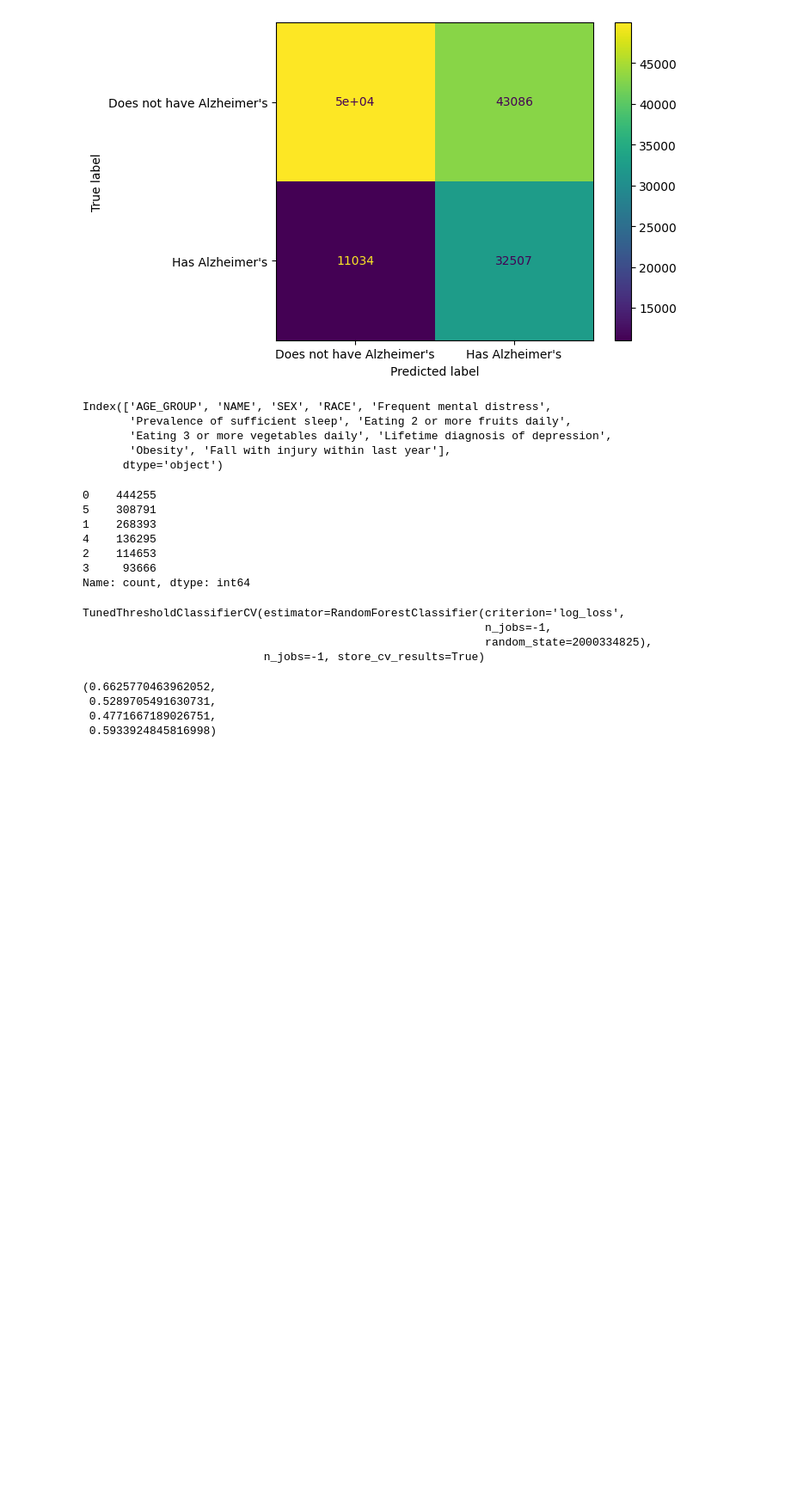
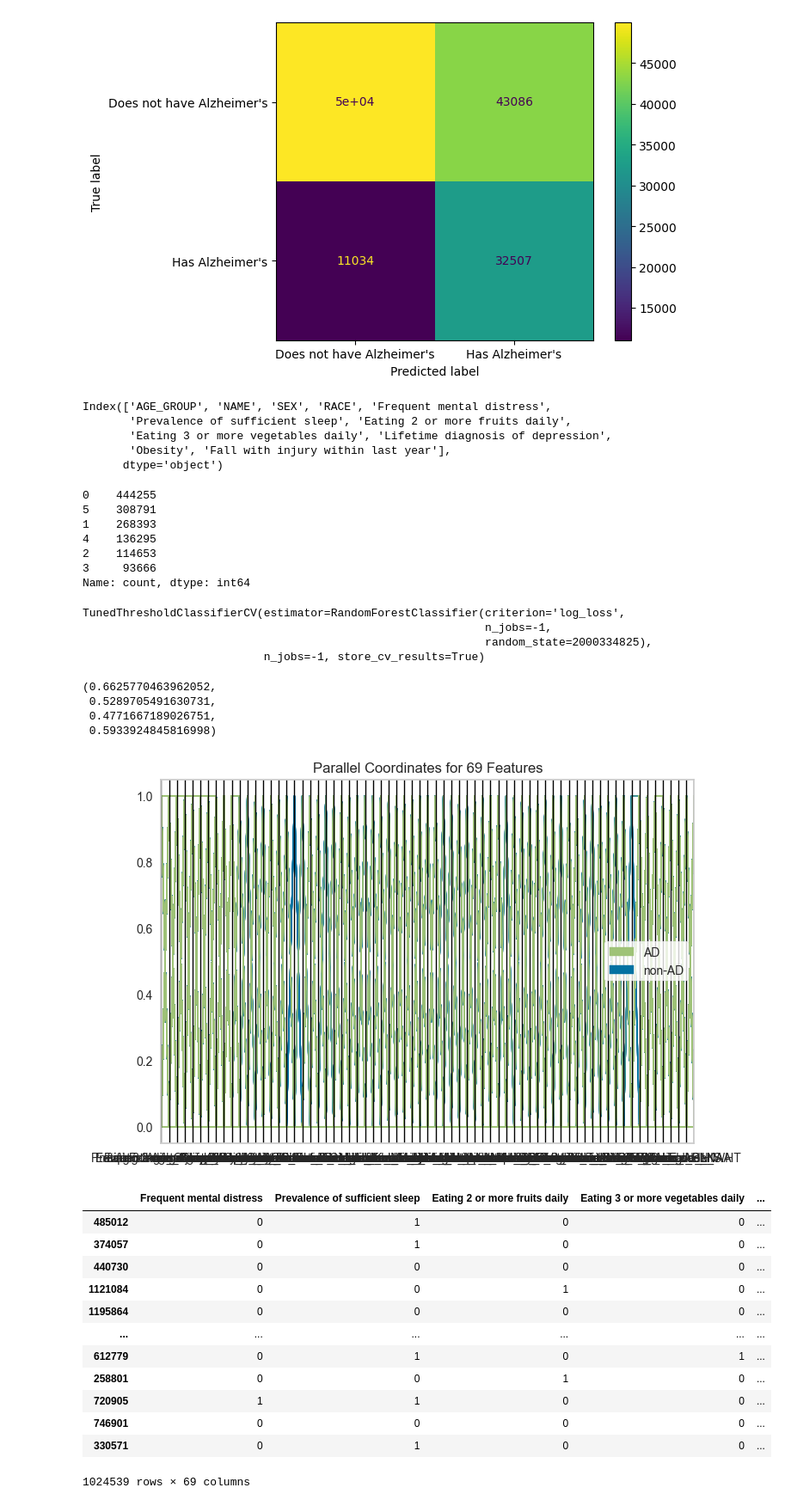
Before and after one commit to saada4/alzheimer-research, a Jupyter notebook: research.ipynb, the cells around one changed output. Shown: that part at 86% size. Cells and saved outputs as stored; diff of their text form; code cells hidden in the pictures; blank space fills up the shorter version.

```diff
--- a/research.ipynb
+++ b/research.ipynb
@@ -159,2 +469,6 @@ list(zip(fn, mean, std))
 # %% [markdown]
 Plot pie chart
+# %%
+from sklearn.ensemble import GradientBoostingClassifier
+
+gp = GradientBoostingClassifier(n_estimators=100, learning_rate=0.1, max_depth=3, random_state=0, init=load_model(), verbose=1, warm_start=True, n_iter_no_change=10, tol=0.0001, validation_fraction=0.1)
@@ -160,0 +482,2 @@ Plot pie chart
+# %%
+gp.fit(X_train, y_train)
@@ -160,0 +504,5 @@ Plot pie chart
+# %%
+from sklearn.model_selection import TunedThresholdClassifierCV
+gp_tuned = TunedThresholdClassifierCV(gp, cv=5, n_jobs=-1, scoring="f1")
+# %%
+gp_tuned.fit(X_train, y_train)
@@ -588,3 +955,31 @@ accuracy_score(y_test, tuned_model.predict(X_test)), f1_score(y_test, tuned_mode
  0.5289705491630731,
  0.4771667189026751,
  0.5933924845816998)
+# %%
+from yellowbrick.features import ParallelCoordinates
+import matplotlib as mpl
+mpl.rcParams['agg.path.chunksize'] = 10000
+
+visualizer = ParallelCoordinates(
+    classes=["non-AD",  "AD"],
+    features=X_train.columns,
+    sample=0.01,
+    shuffle=True,
+    fast=True
+)
+visualizer.fit_transform_show(X_train, y_train)
+# %% [output]
+[figure, added]
+|  | Frequent mental distress | Prevalence of sufficient sleep | Eating 2 or more fruits daily | Eating 3 or more vegetables daily | ... |
+| 485012 | 0 | 1 | 0 | 0 | ... |
+| 374057 | 0 | 1 | 0 | 0 | ... |
+| 440730 | 0 | 0 | 0 | 0 | ... |
+| 1121084 | 0 | 0 | 1 | 0 | ... |
+| 1195864 | 0 | 0 | 0 | 0 | ... |
+| ... | ... | ... | ... | ... | ... |
+| 612779 | 0 | 1 | 0 | 1 | ... |
+| 258801 | 0 | 0 | 1 | 0 | ... |
+| 720905 | 1 | 1 | 0 | 0 | ... |
+| 746901 | 0 | 0 | 0 | 0 | ... |
+| 330571 | 0 | 1 | 0 | 0 | ... |
+1024539 rows × 69 columns
```
Also changed, not shown: parts of 20 cells of this notebook, 3 other files.
